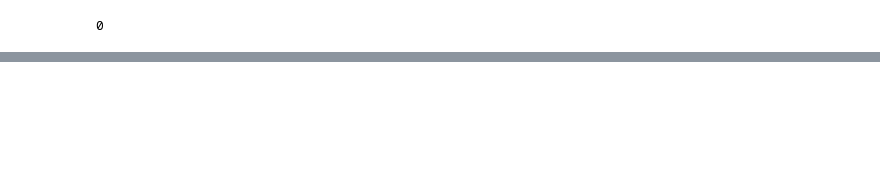
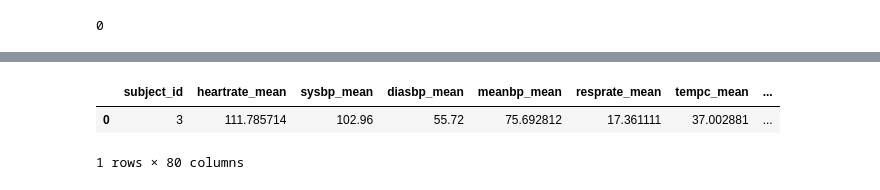
Before and after one commit to MemphiS047/icu-flow-prediction, a Jupyter notebook: script/preprocessing.ipynb, the cells around one changed output, grey strips where cells are left out. Cells and saved outputs as stored; diff of their text form; code cells hidden in the pictures; blank space fills up the shorter version.

```diff
--- a/script/preprocessing.ipynb
+++ b/script/preprocessing.ipynb
@@ -103,0 +141,7 @@ df['subject_id'].duplicated().sum()
+# %%
+# Printing out the record of subject id that equals to 3 \
+df[df["subject_id"] == 3]
+# %% [output]
+|  | subject_id | heartrate_mean | sysbp_mean | diasbp_mean | meanbp_mean | resprate_mean | tempc_mean | ... |
+| 0 | 3 | 111.785714 | 102.96 | 55.72 | 75.692812 | 17.361111 | 37.002881 | ... |
+1 rows × 80 columns
```
Also changed, not shown: parts of 31 cells of this notebook, 5 other files.
